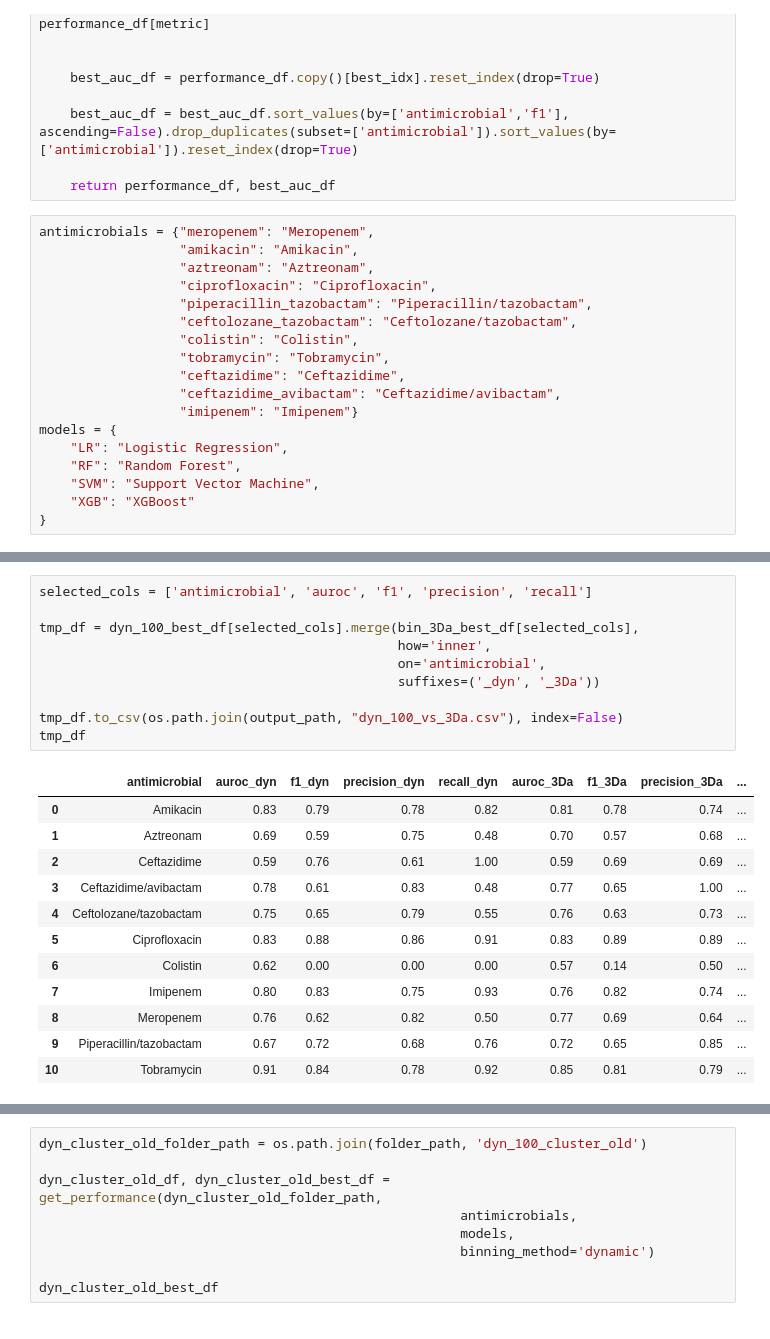
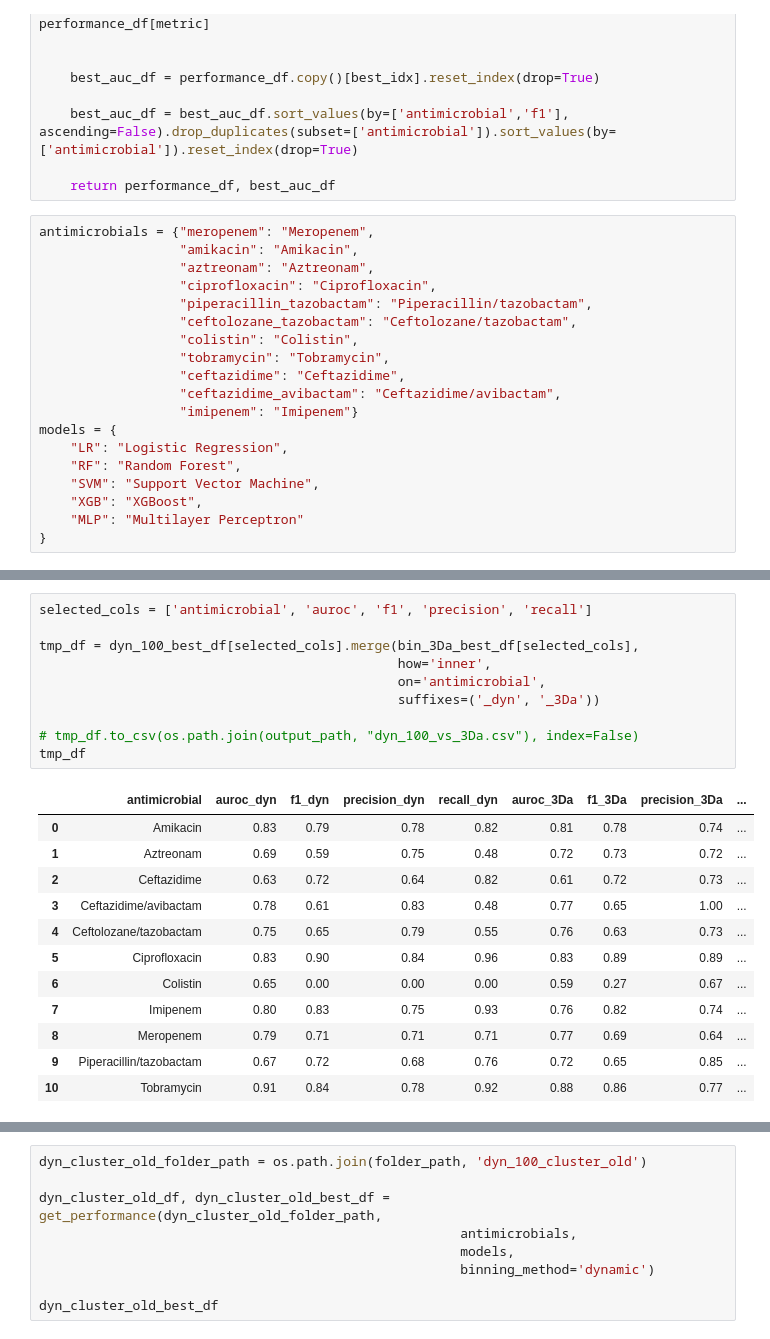
Before and after one commit to andyvng/pae-amr-prediction, a Jupyter notebook: analysis/performance_analysis.ipynb, the cells around one changed output, grey strips where cells are left out. Drawn from its saved outputs; the diff is of its cells as text.

```diff
--- a/analysis/performance_analysis.ipynb
+++ b/analysis/performance_analysis.ipynb
@@ -67,7 +69,8 @@ models = {
     "LR": "Logistic Regression",
     "RF": "Random Forest",
     "SVM": "Support Vector Machine",
-    "XGB": "XGBoost"
+    "XGB": "XGBoost",
+    "MLP": "Multilayer Perceptron"
 }
 # %%
 dyn_100_folder_path = os.path.join(folder_path, 'dyn_100')
@@ -117,26 +120,26 @@ bin_3Da_best_df
 # %%
 selected_cols = ['antimicrobial', 'auroc', 'f1', 'precision', 'recall']
 
 tmp_df = dyn_100_best_df[selected_cols].merge(bin_3Da_best_df[selected_cols],
                                               how='inner',
                                               on='antimicrobial',
                                               suffixes=('_dyn', '_3Da'))
 
-tmp_df.to_csv(os.path.join(output_path, "dyn_100_vs_3Da.csv"), index=False)
+# tmp_df.to_csv(os.path.join(output_path, "dyn_100_vs_3Da.csv"), index=False)
 tmp_df
 # %% [output]
 |  | antimicrobial | auroc_dyn | f1_dyn | precision_dyn | recall_dyn | auroc_3Da | f1_3Da | precision_3Da | ... |
 | 0 | Amikacin | 0.83 | 0.79 | 0.78 | 0.82 | 0.81 | 0.78 | 0.74 | ... |
-| 1 | Aztreonam | 0.69 | 0.59 | 0.75 | 0.48 | 0.70 | 0.57 | 0.68 | ... |
-| 2 | Ceftazidime | 0.59 | 0.76 | 0.61 | 1.00 | 0.59 | 0.69 | 0.69 | ... |
+| 1 | Aztreonam | 0.69 | 0.59 | 0.75 | 0.48 | 0.72 | 0.73 | 0.72 | ... |
+| 2 | Ceftazidime | 0.63 | 0.72 | 0.64 | 0.82 | 0.61 | 0.72 | 0.73 | ... |
 | 3 | Ceftazidime/avibactam | 0.78 | 0.61 | 0.83 | 0.48 | 0.77 | 0.65 | 1.00 | ... |
 | 4 | Ceftolozane/tazobactam | 0.75 | 0.65 | 0.79 | 0.55 | 0.76 | 0.63 | 0.73 | ... |
-| 5 | Ciprofloxacin | 0.83 | 0.88 | 0.86 | 0.91 | 0.83 | 0.89 | 0.89 | ... |
-| 6 | Colistin | 0.62 | 0.00 | 0.00 | 0.00 | 0.57 | 0.14 | 0.50 | ... |
+| 5 | Ciprofloxacin | 0.83 | 0.90 | 0.84 | 0.96 | 0.83 | 0.89 | 0.89 | ... |
+| 6 | Colistin | 0.65 | 0.00 | 0.00 | 0.00 | 0.59 | 0.27 | 0.67 | ... |
 | 7 | Imipenem | 0.80 | 0.83 | 0.75 | 0.93 | 0.76 | 0.82 | 0.74 | ... |
-| 8 | Meropenem | 0.76 | 0.62 | 0.82 | 0.50 | 0.77 | 0.69 | 0.64 | ... |
+| 8 | Meropenem | 0.79 | 0.71 | 0.71 | 0.71 | 0.77 | 0.69 | 0.64 | ... |
 | 9 | Piperacillin/tazobactam | 0.67 | 0.72 | 0.68 | 0.76 | 0.72 | 0.65 | 0.85 | ... |
-| 10 | Tobramycin | 0.91 | 0.84 | 0.78 | 0.92 | 0.85 | 0.81 | 0.79 | ... |
+| 10 | Tobramycin | 0.91 | 0.84 | 0.78 | 0.92 | 0.88 | 0.86 | 0.77 | ... |
 # %%
 dyn_cluster_folder_path = os.path.join(folder_path, 'dyn_100_cluster')
 
```
Also changed, not shown: parts of 18 cells of this notebook, 4 other files.
